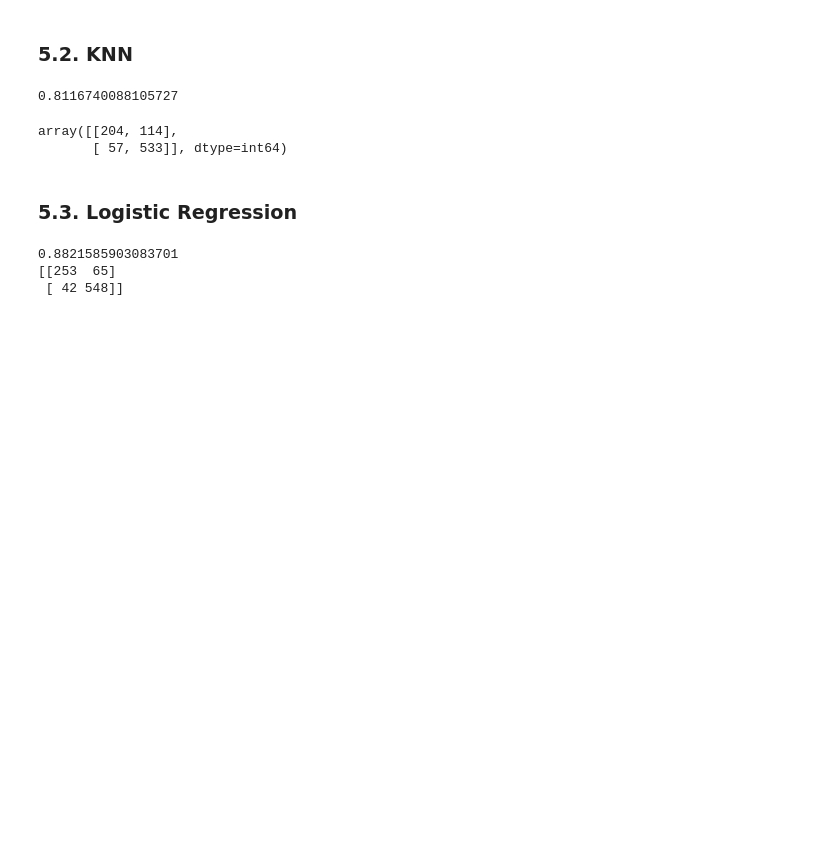
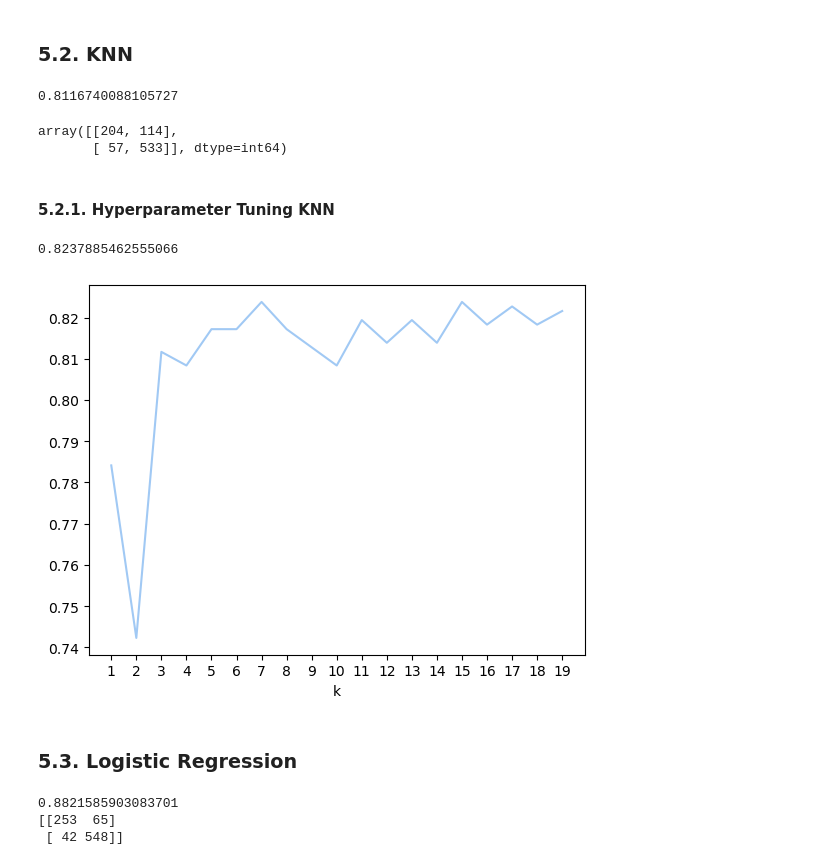
Before and after one commit to toschka123/Student_Dropout, a Jupyter notebook: ML_Project.ipynb, the cells around one changed output. Saved outputs shown, nothing was run; the diff lists cells and outputs as text; code cells hidden in the pictures; blank space fills up the shorter version.

Commit message:
Hyperparameter Structure

```diff
--- a/ML_Project.ipynb
+++ b/ML_Project.ipynb
@@ -1003,6 +1005,26 @@ confusion_matrix(X_test, x_pred)
 0.8116740088105727
 array([[204, 114],
        [ 57, 533]], dtype=int64)
+# %% [markdown]
+#### 5.2.1. Hyperparameter Tuning KNN
+# %%
+ks = []
+performance = []
+#Loop through
+for k in range(1, 20):
+    x_pred= train_and_predict_KNN(X_train, y_train, y_test, k)
+    acc = accuracy_score(X_test, x_pred)
+    ks.append(k)
+    performance.append(acc)
+#Plot the results
+plt.plot(ks, performance)
+plt.xticks(range(1, 20, 1))
+plt.xlabel('k')
+
+print(max(performance))
+# %% [output]
+0.8237885462555066
+[figure, added]
 # %% [markdown]
 ### 5.3. Logistic Regression
 # %%
```
Also changed, not shown: parts of 4 cells of this notebook.
